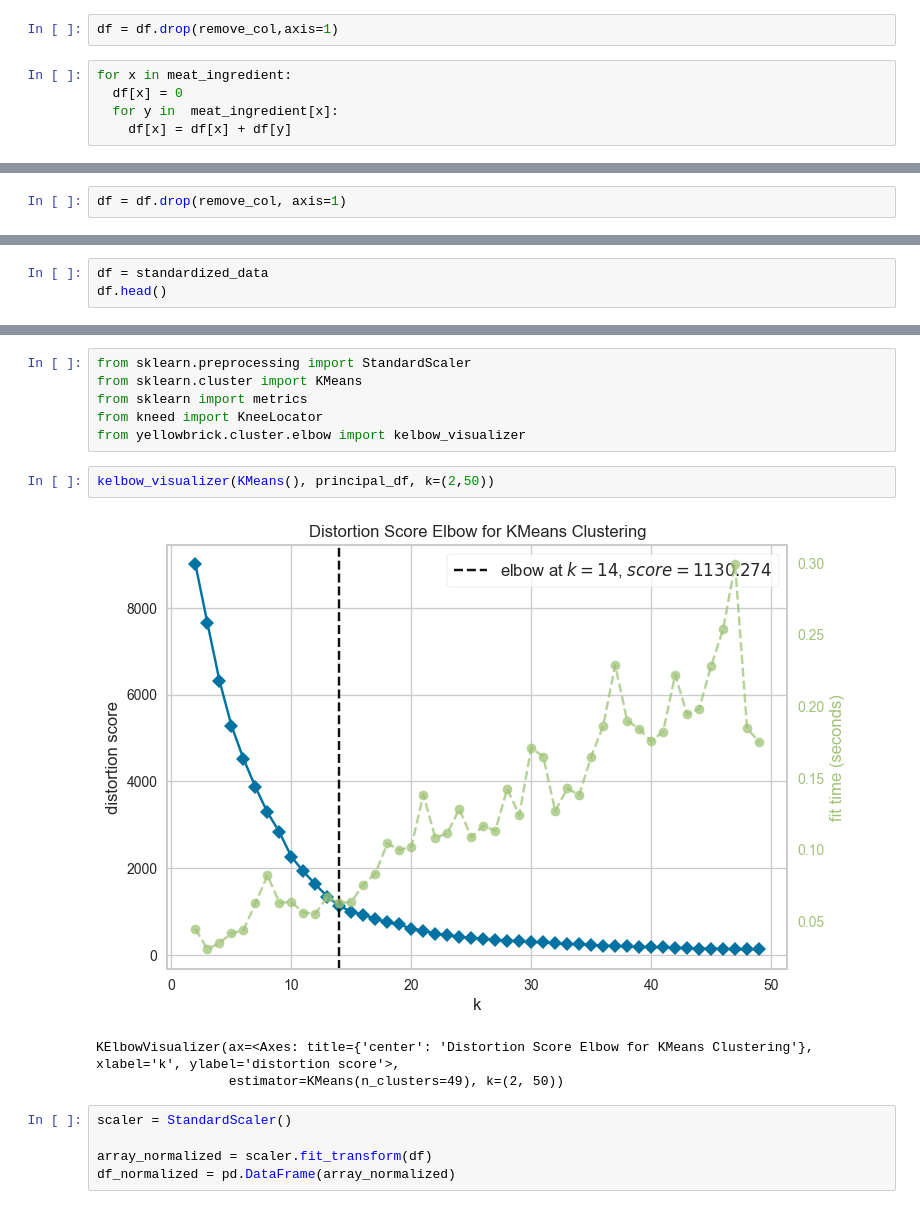
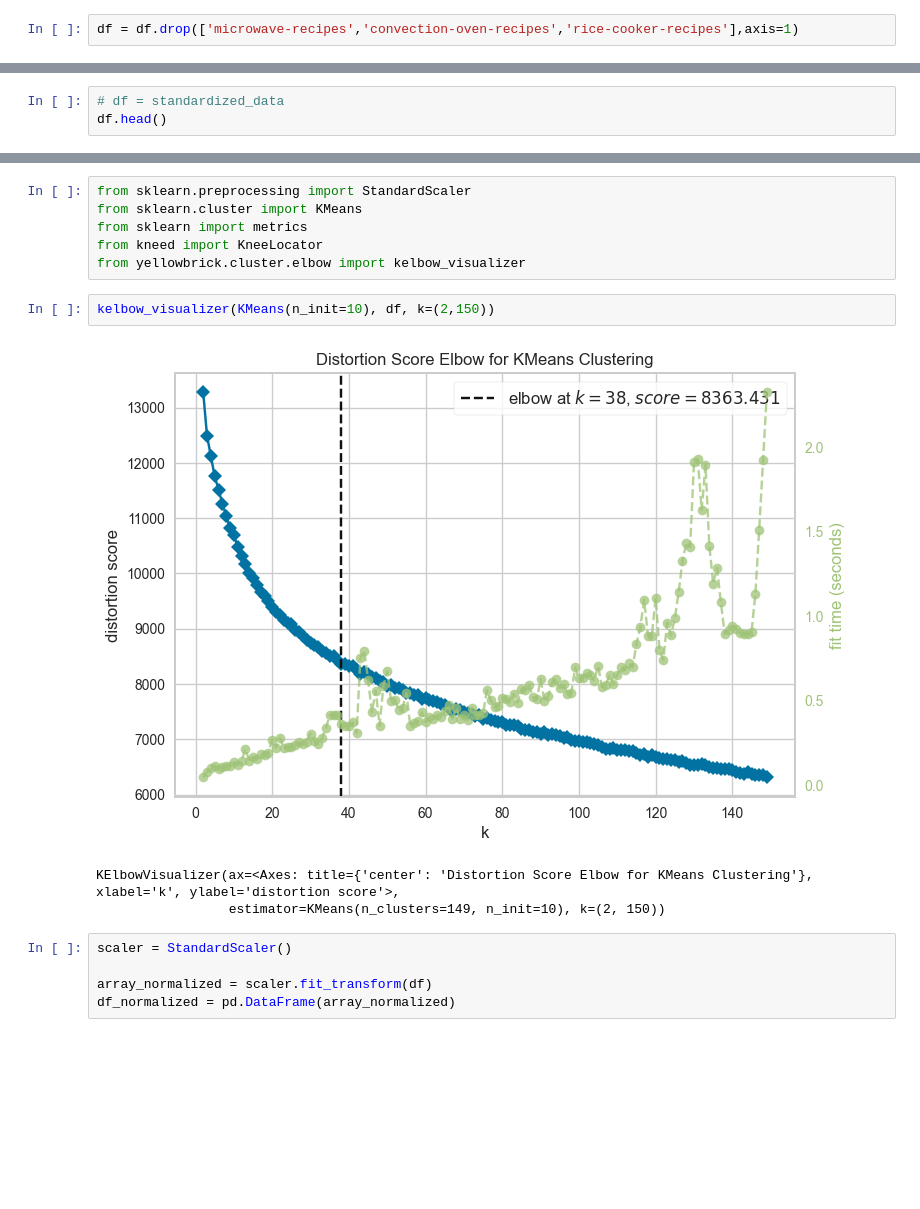
Before and after one commit to Kin-Arai-Dee/model, a Jupyter notebook: preprocess/7.classify_by_model.ipynb, the cells around one changed output, grey strips where cells are left out. Drawn from its saved outputs; the diff is of its cells as text; blank space fills up the shorter version.

```diff
--- a/preprocess/7.classify_by_model.ipynb
+++ b/preprocess/7.classify_by_model.ipynb
@@ -49,7 +116,2 @@ remove_col = [x for x in df if x not in meat_ingredient_list]
 # %%
-df = df.drop(remove_col,axis=1)
+df = df.drop(['microwave-recipes','convection-oven-recipes','rice-cooker-recipes'],axis=1)
-# %%
-for x in meat_ingredient:
-  df[x] = 0
-  for y in  meat_ingredient[x]:
-    df[x] = df[x] + df[y]
@@ -58,5 +118,3 @@ remove_col = [x for x in df if x not in meat_ingredient.keys()]
-# %%
-df = df.drop(remove_col, axis=1)
 # %%
 df
 # %% [output]
@@ -96,4 +154,4 @@ standardized_data.to_csv('../data/data_for_model_2.csv',index=False)
 # %%
-df = standardized_data
+# df = standardized_data
 df.head()
 # %% [output]
@@ -220,11 +297,11 @@ from sklearn import metrics
 from kneed import KneeLocator
 from yellowbrick.cluster.elbow import kelbow_visualizer
 # %%
-kelbow_visualizer(KMeans(), principal_df, k=(2,50))
+kelbow_visualizer(KMeans(n_init=10), df, k=(2,150))
 # %% [output]
-[figure, old version]
+[figure, new version]
 KElbowVisualizer(ax=<Axes: title={'center': 'Distortion Score Elbow for KMeans Clustering'}, xlabel='k', ylabel='distortion score'>,
-                 estimator=KMeans(n_clusters=49), k=(2, 50))
+                 estimator=KMeans(n_clusters=149, n_init=10), k=(2, 150))
 # %%
 scaler = StandardScaler()
 
```
Also changed, not shown: parts of 50 cells of this notebook, 18 other files.
